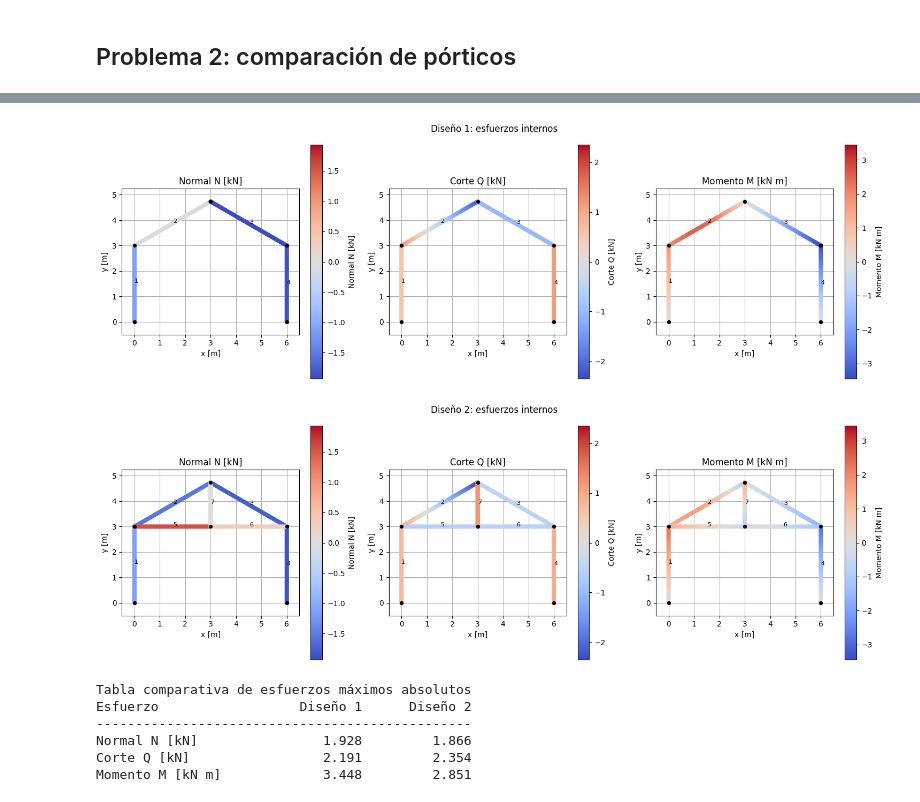
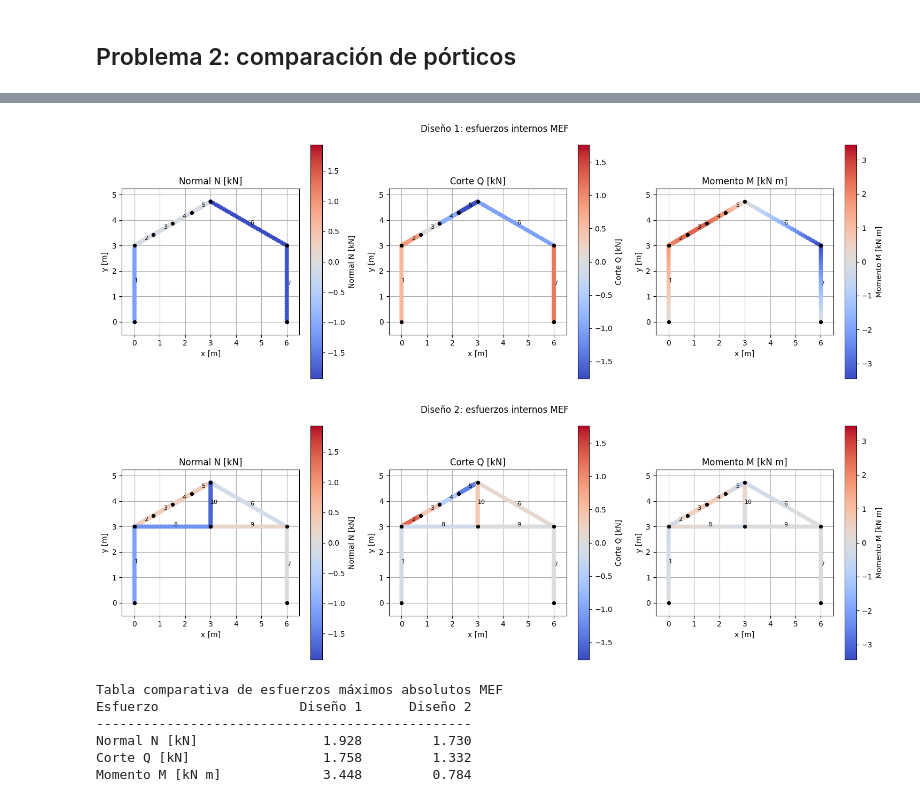
Before and after one commit to ignaciochaconuc/UC, a Jupyter notebook: Elementos finitos/Tarea 2/Tarea_2.ipynb, the cells around one changed output, grey strips where cells are left out. Cells and saved outputs as stored; diff of their text form; code cells hidden in the pictures.

```diff
--- a/Elementos finitos/Tarea 2/Tarea_2.ipynb
+++ b/Elementos finitos/Tarea 2/Tarea_2.ipynb
@@ -570,8 +595,8 @@ maximos_globales = [
 
 for nombre, datos in disenos.items():
 
-    coordenadas, conectividad, resultado = datos
-    fuerzas_elementos = resultado[2]
+    coordenadas, conectividad, areas, inercias, resultado = datos
+    U = resultado[0]
     fig, ejes = plt.subplots(1, 3, figsize=(15, 5))
 
     for columna, eje in enumerate(ejes):
@@ -589,23 +614,41 @@ for nombre, datos in disenos.items():
             dx = coordenadas[nodo_2, 0] - coordenadas[nodo_1, 0]
             dy = coordenadas[nodo_2, 1] - coordenadas[nodo_1, 1]
             longitud = np.sqrt(dx**2 + dy**2)
-            coseno = dx / longitud
-            seno = dy / longitud
-            x_local = np.linspace(0, longitud, 50)
-            fuerzas = fuerzas_elementos[i]
-            carga = q2 if i == 1 else 0
+            T = transformacion(dx / longitud, dy / longitud)
+            grados = np.array([
+                3 * nodo_1, 3 * nodo_1 + 1, 3 * nodo_1 + 2,
+                3 * nodo_2, 3 * nodo_2 + 1, 3 * nodo_2 + 2
+            ])
+            desplazamiento_local = T @ U[grados]
+            xi = np.linspace(0, 1, 30)
+            x_local = xi * longitud
+            v1, theta1 = desplazamiento_local[1:3]
+            v2, theta2 = desplazamiento_local[4:6]
 
-            N = np.full(len(x_local), -fuerzas[0] / 1000)
-            Q = (fuerzas[1] - carga * x_local) / 1000
-            M = (
-                -fuerzas[2]
-                + fuerzas[1] * x_local
-                - carga * x_local**2 / 2
+            N = np.full(
+                len(xi),
+                E2 * areas[i] * (desplazamiento_local[3] - desplazamiento_local[0])
+                / longitud / 1000
+            )
+            Q = np.full(
+                len(xi),
+                E2 * inercias[i] * (
+                    12 * v1 / longitud**3
+                    + 6 * theta1 / longitud**2
+                    - 12 * v2 / longitud**3
+                    + 6 * theta2 / longitud**2
+                ) / 1000
+            )
+            M = E2 * inercias[i] * (
+                (-6 + 12 * xi) * v1 / longitud**2
+                + (-4 + 6 * xi) * theta1 / longitud
+                + (6 - 12 * xi) * v2 / longitud**2
+                + (-2 + 6 * xi) * theta2 / longitud
             ) / 1e6
             esfuerzos = [N, Q, M]
 
-            x = (coordenadas[nodo_1, 0] + coseno * x_local) / 1000
-            y = (coordenadas[nodo_1, 1] + seno * x_local) / 1000
+            x = (coordenadas[nodo_1, 0] + dx / longitud * x_local) / 1000
+            y = (coordenadas[nodo_1, 1] + dy / longitud * x_local) / 1000
 
             puntos = eje.scatter(
                 x,
@@ -617,40 +660,40 @@ for nombre, datos in disenos.items():
                 s=24,
                 zorder=3
             )
             eje.text(x[len(x) // 2], y[len(y) // 2], str(i + 1), fontsize=8)
 
         eje.scatter(
             coordenadas[:, 0] / 1000,
             coordenadas[:, 1] / 1000,
             color="black",
             s=18,
             zorder=4
         )
         eje.set_title(titulos[columna])
         eje.set_aspect("equal", adjustable="box")
         eje.set_xlim(-0.5, L2 / 1000 + 0.5)
         eje.set_ylim(-0.5, (altura + alzada_techo) / 1000 + 0.5)
         eje.grid(True)
         eje.set_xlabel("x [m]")
         eje.set_ylabel("y [m]")
         fig.colorbar(puntos, ax=eje, label=titulos[columna])
 
-    fig.suptitle(f"{nombre}: esfuerzos internos")
+    fig.suptitle(f"{nombre}: esfuerzos internos MEF")
     plt.tight_layout()
     plt.show()
 
-print("Tabla comparativa de esfuerzos máximos absolutos")
+print("Tabla comparativa de esfuerzos máximos absolutos MEF")
 print(f"{'Esfuerzo':<20}{'Diseño 1':>14}{'Diseño 2':>14}")
 print("-" * 48)
 print(f"{'Normal N [kN]':<20}{maximos['Diseño 1'][0]:>14.3f}{maximos['Diseño 2'][0]:>14.3f}")
 print(f"{'Corte Q [kN]':<20}{maximos['Diseño 1'][1]:>14.3f}{maximos['Diseño 2'][1]:>14.3f}")
 print(f"{'Momento M [kN m]':<20}{maximos['Diseño 1'][2]:>14.3f}{maximos['Diseño 2'][2]:>14.3f}")
 # %% [output]
-[figure, old version]
+[figure, new version]
-[figure, old version]
+[figure, new version]
-Tabla comparativa de esfuerzos máximos absolutos
+Tabla comparativa de esfuerzos máximos absolutos MEF
 Esfuerzo                  Diseño 1      Diseño 2
 ------------------------------------------------
-Normal N [kN]                1.928         1.866
-Corte Q [kN]                 2.191         2.354
-Momento M [kN m]             3.448         2.851
+Normal N [kN]                1.928         1.730
+Corte Q [kN]                 1.758         1.332
+Momento M [kN m]             3.448         0.784
```
Also changed, not shown: parts of 2 cells of this notebook.
